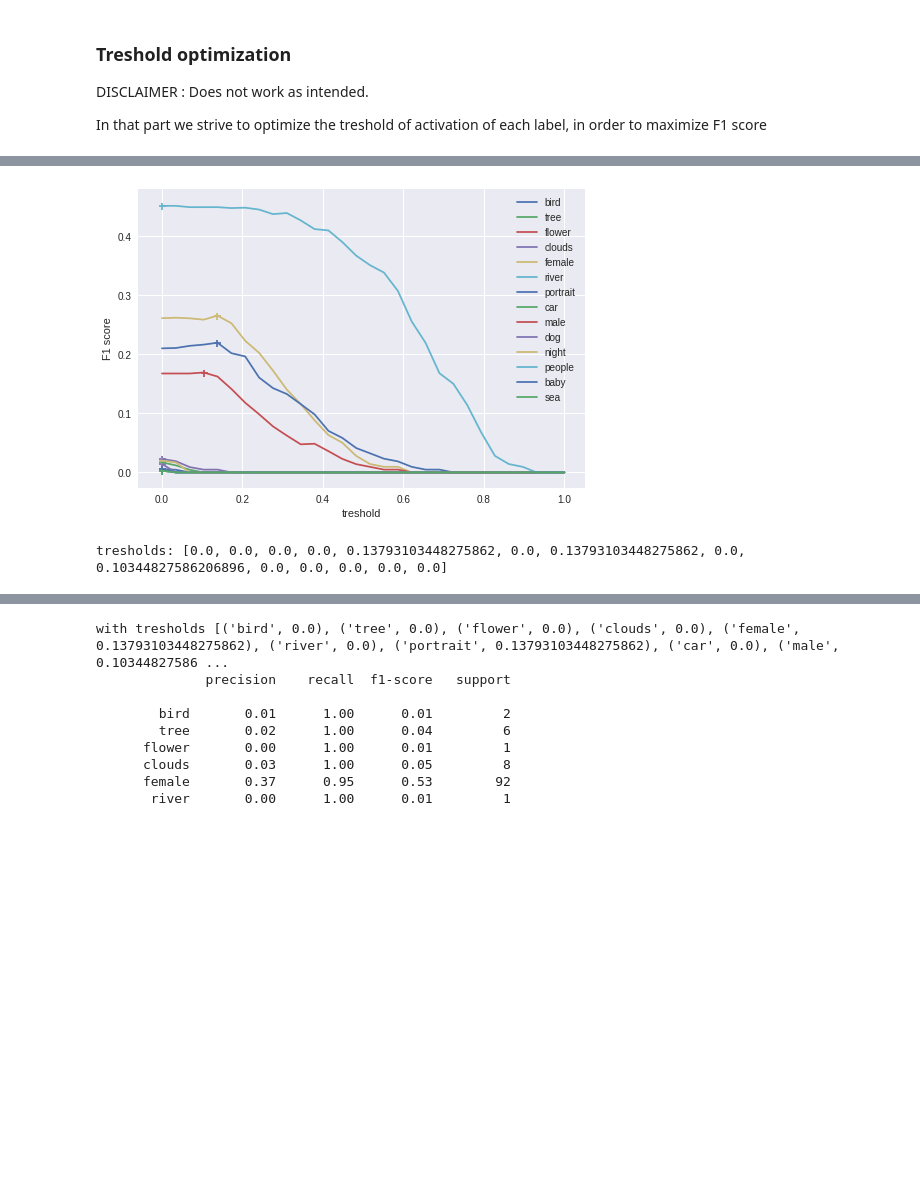
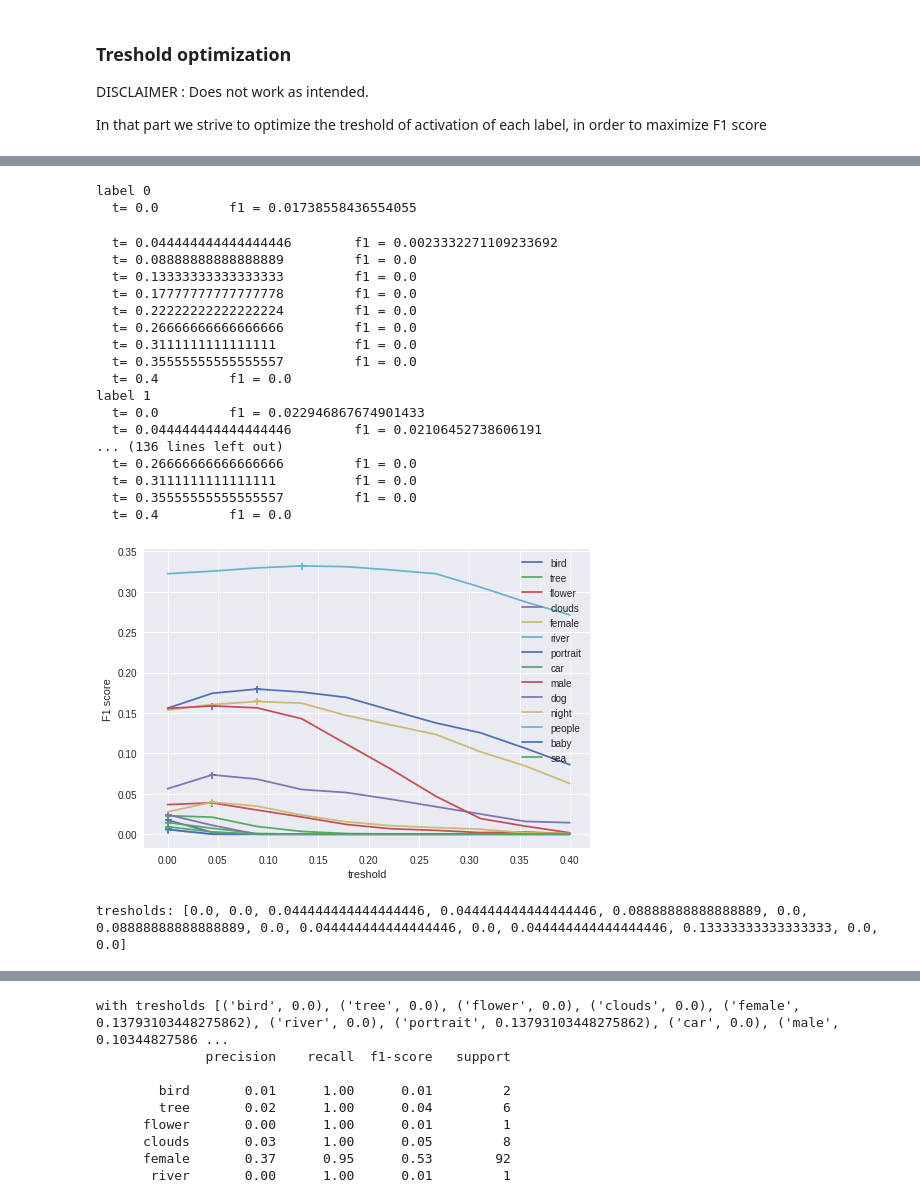
Before and after one commit to HappyBearDay/Deep_Learning_Image_Multi_label, a Jupyter notebook: image_project.ipynb, the cells around one changed output, grey strips where cells are left out. Cells and saved outputs as stored; diff of their text form; code cells hidden in the pictures; blank space fills up the shorter version.

Commit message:
dataset augmentation; results export; treshold  crash fix

```diff
--- a/image_project.ipynb
+++ b/image_project.ipynb
@@ -462,7 +470,7 @@ def validate(model, lossv, verbose=True):
 #model = sim_cnn_v1().to(device)
 model = deep_cnn(input_channels=3).to(device)
 #model = lstm()
-epoch = 5
+epoch = 10
 
 #learning_rate = 0.000001 # for sim_cnn_v1
 learning_rate = 0.0001 # for deep_cnn
@@ -535,73 +557,67 @@ RuntimeError: ignored
 # we check all values in order to not be tricked by noise, and choose the observed maximum.
 
 
-def compute_f1(pred, target):
-  """ Yields same result as scikit learn's micro averaged f1 but without
-  a warning. """
-  tp = (pred + target.long()).eq(2).sum()
-  fp = (pred - target.data.to(device).long()).eq(1).sum()
-  fn = (pred - target.data.to(device).long()).eq(-1).sum()
-  tn = (pred + target.data.to(device).long()).eq(0).sum()
-
-  if tp+fp!=0:
-    prec = tp.float() / (tp + fp)
-  else:
-    prec = 0.0
-  if tp+fn != 0:
-    rec = tp.float() / (tp + fn)
-  else:
-    rec = 0.0
-  if (prec+rec)==0:
-    f1 = 0.0
-  else:
-    f1tensor = 2*(prec*rec)/(prec+rec)
-    f1 = f1tensor.data.item()
-  return f1
-
 class tresholdOptimizer():
-  def __init__(self, paces=30, max=1): # High pace means more precision but slower computation
-    wrapper = lambda array: [[elem] for elem in array]
+  def __init__(self, paces=10, max=1): # High pace means more precision but slower computation
     self.tresholds = np.linspace(0,max,paces)
-
     for i in range(14): # label
       current_tresholds = [1 for _ in range(14)] # 1 so other labels are never activated,
                                                  # and only the currently studied treshold make the f1 vary
       f1 = []
+      print("label", i)
       for t in self.tresholds:
         current_tresholds[i] = t
         tresholds_as_tensor = torch.Tensor(current_tresholds).to(device)
-        bounded_output_all_for_i = bounded_output_all[:, i]
-        pred_all = make_pred(bounded_output_all, tresholds_as_tensor)
-        f1_curr = compute_f1(truth_all, pred_all) # For some reason sklearn echoes a warning, but both this function and sklearn's yield the same result
+        f1_curr = compute_f1(tresholds_as_tensor)
         f1.append(f1_curr)
+        #print("  t=", t, "\t f1 =", f1_curr)
       if i==0:
         self.tab = [f1]
       else:
         self.tab.append(f1)
 
   def view(self):
     plt.xlabel("treshold")
     plt.ylabel("F1 score")
     for label in range(0,14):
       plt.plot(self.tresholds , self.tab[label], label=oneHotTransformer.vocabulary[label])
       imax = np.argmax(self.tab[label])
       plt.scatter(self.tresholds[imax], self.tab[label][imax], marker="+")
     plt.legend()
     plt.show()
 
   def get_best_tresholds(self):
     res = []
     for label in range(0,14):
       imax=np.argmax(self.tab[label])
       res.append(self.tresholds[imax])
     return res
 
-treshold_opt = tresholdOptimizer()
+treshold_opt = tresholdOptimizer(max=0.4)
 treshold_opt.view()
 print("tresholds:", treshold_opt.get_best_tresholds())
 # %% [output]
+label 0
+  t= 0.0         f1 = 0.01738558436554055
+  t= 0.044444444444444446        f1 = 0.0023332271109233692
+  t= 0.08888888888888889         f1 = 0.0
+  t= 0.13333333333333333         f1 = 0.0
+  t= 0.17777777777777778         f1 = 0.0
+  t= 0.22222222222222224         f1 = 0.0
+  t= 0.26666666666666666         f1 = 0.0
+  t= 0.3111111111111111          f1 = 0.0
+  t= 0.35555555555555557         f1 = 0.0
+  t= 0.4         f1 = 0.0
+label 1
+  t= 0.0         f1 = 0.022946867674901433
+  t= 0.044444444444444446        f1 = 0.02106452738606191
+... (136 lines left out)
+  t= 0.26666666666666666         f1 = 0.0
+  t= 0.3111111111111111          f1 = 0.0
+  t= 0.35555555555555557         f1 = 0.0
+  t= 0.4         f1 = 0.0
-[figure, old version]
+[figure, new version]
-tresholds: [0.0, 0.0, 0.0, 0.0, 0.13793103448275862, 0.0, 0.13793103448275862, 0.0, 0.10344827586206896, 0.0, 0.0, 0.0, 0.0, 0.0]
+tresholds: [0.0, 0.0, 0.044444444444444446, 0.044444444444444446, 0.08888888888888889, 0.0, 0.08888888888888889, 0.0, 0.044444444444444446, 0.0, 0.044444444444444446, 0.13333333333333333, 0.0, 0.0]
 # %%
 # CAREFUL! It appears that my implementation does not work. A constant treshold of 0.2
 # appear to yield much better f1 than my implementation. Some fields are detected as performing best with 0,
```
Also changed, not shown: parts of 29 cells of this notebook.
